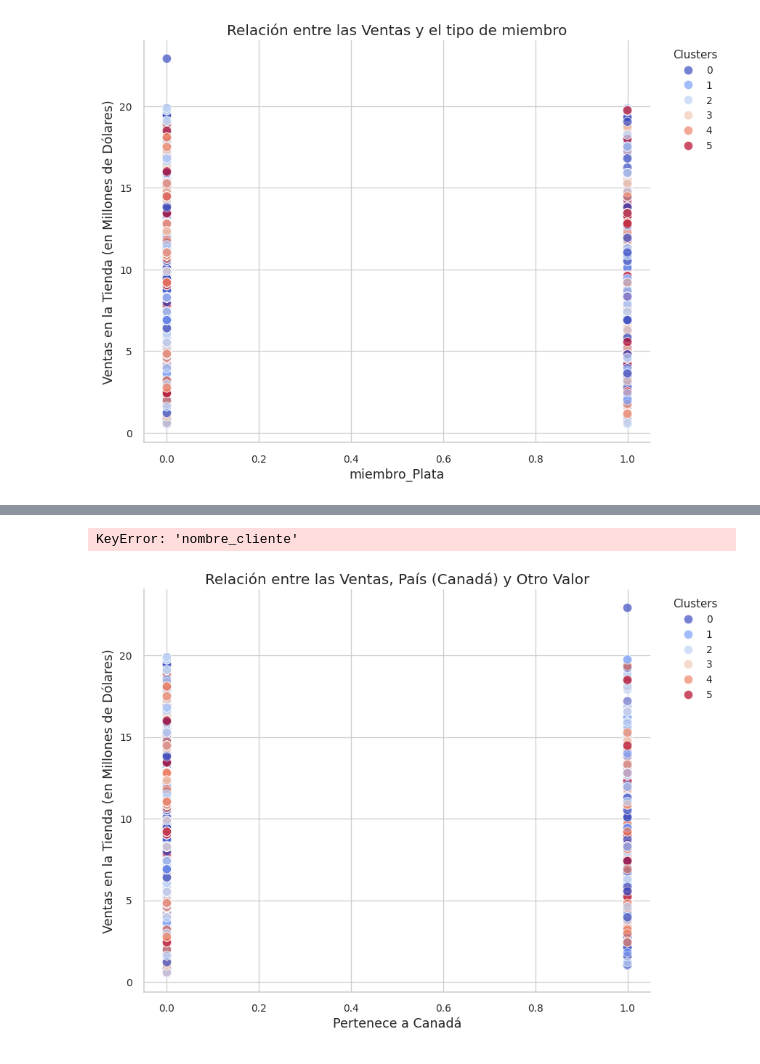
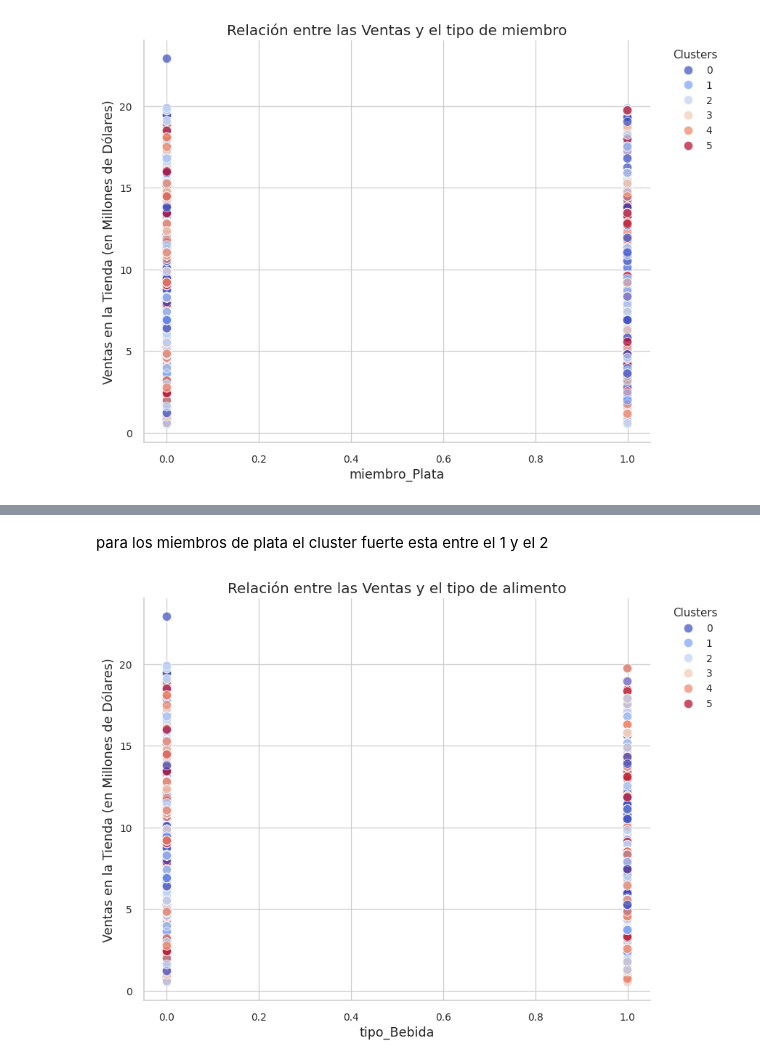
Before and after one commit to wilferalexander/LaEscenciadelcliente, a Jupyter notebook: La_esencia_del_cliente.ipynb, the cells around one changed output, grey strips where cells are left out. Saved outputs shown, nothing was run; the diff lists cells and outputs as text; code cells hidden in the pictures.

```diff
--- a/La_esencia_del_cliente.ipynb
+++ b/La_esencia_del_cliente.ipynb
@@ -1089,20 +1087,42 @@ Restricciones: (El puntaje mínimo de Silhouette debe ser de 0.50; el de Davies-
 
 3. Estructura: Debes evaluar la estructura de los clusters tomando como referencia una baseline. Para generar la baseline, vamos a generar números aleatorios con el módulo random de numpy con las mismas dimensiones de tu dataset X_std y lo vas a almacenar en una variable llamada random_data y vas a repetir el paso 2. Analiza los puntajes da la(s) métrica(s) utilizada y asegúrate de que tu X_std tiene un desempeño muy superior al de random_data.
 # %%
-df_metrics = pd.DataFrame(columns=['Clusters', 'Silhouette', 'Davies-Bouldin', 'Calinski-Harabasz'])
-for n_clusters in range(3,11):
-    kmeans = KMeans(n_clusters=n_clusters, n_init = 10, max_iter = 300, random_state=42)
+# Almacenar resultados en una lista
+results = []
+
+# Iterar sobre diferentes números de clusters
+for n_clusters in range(3, 11):
+    kmeans = KMeans(n_clusters=n_clusters, n_init=10, max_iter=300, random_state=42)
     kmeans.fit(df_final_encoded)
     cluster_labels = kmeans.labels_
 
+    # Calcular métricas de evaluación
     silhouette = silhouette_score(df_final_encoded, cluster_labels, metric='euclidean')
     davies_bouldin = davies_bouldin_score(df_final_encoded, cluster_labels)
     calinski_harabasz = calinski_harabasz_score(df_final_encoded, cluster_labels)
 
-    df_metrics = df_metrics.append({'Clusters': n_clusters,
-                                    'Silhouette': silhouette,
-                                    'Davies-Bouldin': davies_bouldin,
-                                    'Calinski-Harabasz': calinski_harabasz},
-                                    ignore_index=True)
+    # Almacenar resultados en la lista
+    results.append({
+        'Clusters': n_clusters,
+        'Silhouette': silhouette,
+        'Davies-Bouldin': davies_bouldin,
+        'Calinski-Harabasz': calinski_harabasz
+    })
+
+# Construir DataFrame
+df_metrics = pd.DataFrame(results)
+
+# Visualizar métricas
+plt.figure(figsize=(10, 6))
+plt.plot(df_metrics['Clusters'], df_metrics['Silhouette'], marker='o', label='Silhouette')
+plt.plot(df_metrics['Clusters'], df_metrics['Davies-Bouldin'], marker='o', label='Davies-Bouldin')
+plt.plot(df_metrics['Clusters'], df_metrics['Calinski-Harabasz'], marker='o', label='Calinski-Harabasz')
+plt.title('Métricas de Evaluación para Diferentes Números de Clusters')
+plt.xlabel('Número de Clusters')
+plt.ylabel('Valor de la Métrica')
+plt.legend()
+plt.show()
+
+# Mostrar el DataFrame con las métricas
 df_metrics
 # %% [output]
@@ -1673,26 +1697,27 @@ datos.head()
+# %% [markdown]
+para los miembros de plata el cluster fuerte esta entre el 1 y el 2
 # %%
 # Establecer el estilo del gráfico
 sns.set(style="whitegrid")
 
 # Crear la figura y los ejes
 fig, ax = plt.subplots(figsize=(10, 8), dpi=90)
 
 # Crear el gráfico de dispersión
-scatter_plot = sns.scatterplot(data=datos, x='miembro_Plata', y='ventas_tienda', hue='cluster', palette='coolwarm', s=100, edgecolor='w', alpha=0.7)
+scatter_plot = sns.scatterplot(data=datos, x='tipo_Bebida', y='ventas_tienda', hue='cluster', palette='coolwarm', s=100, edgecolor='w', alpha=0.7)
 
 # Personalizar ejes y título
-plt.title("Relación entre las Ventas y el tipo de miembro", fontsize=16)
-plt.xlabel("miembro_Plata", fontsize=14)
+plt.title("Relación entre las Ventas y el tipo de alimento", fontsize=16)
+plt.xlabel("tipo_Bebida", fontsize=14)
 plt.ylabel("Ventas en la Tienda (en Millones de Dólares)", fontsize=14)
 
 # Añadir leyenda con título personalizado
 plt.legend(title='Clusters', loc='upper right', bbox_to_anchor=(1.15, 1))
 
 # Ajustar diseño
 sns.despine()
 
 # Mostrar el gráfico
 plt.show()
 # %% [output]
-KeyError: 'nombre_cliente'
-[figure, old version]
+[figure, new version]
```
Also changed, not shown: parts of 46 cells of this notebook.
